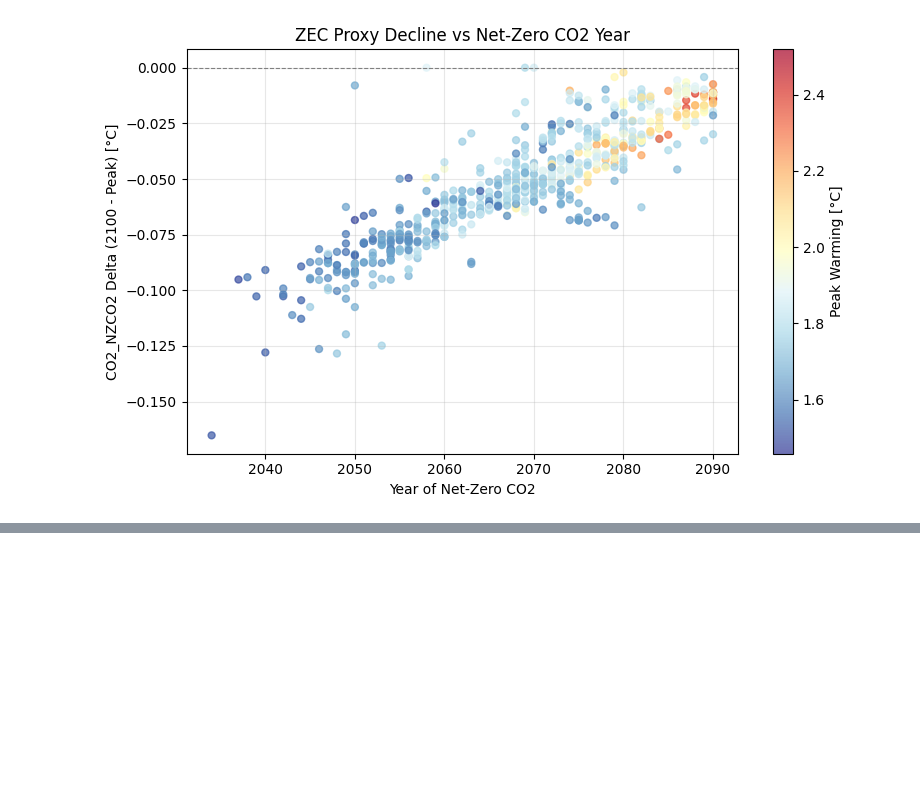
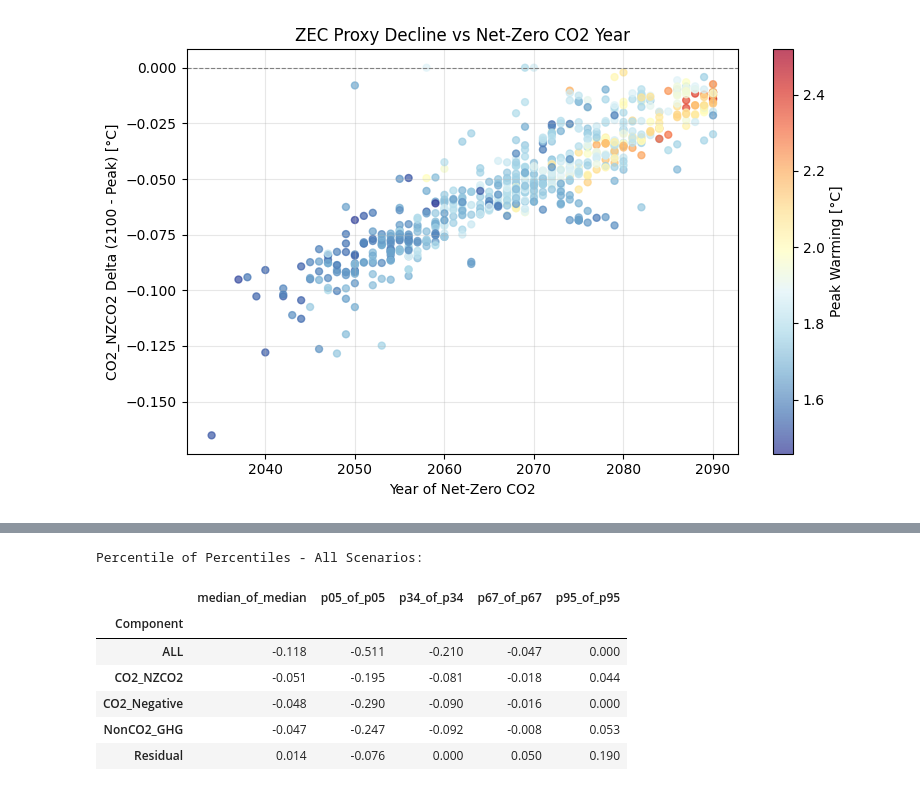
Before and after one commit to gaurav-ganti/netzero_assessment, a Jupyter notebook: analysis/503_contributions.ipynb, the cells around one changed output, grey strips where cells are left out. Cells and saved outputs as stored; diff of their text form; code cells hidden in the pictures; blank space fills up the shorter version.

```diff
--- a/analysis/503_contributions.ipynb
+++ b/analysis/503_contributions.ipynb
@@ -235,0 +263,32 @@ plt.tight_layout()
+# %%
+def calc_percentile_of_percentile(scenario_pctl_df, components):
+    """Calculate percentile-of-percentile statistics across scenarios."""
+    pop = {}
+    for comp in components:
+        col_base = f"GSAT|{comp}|delta"
+        if f"{col_base}|median" in scenario_pctl_df.columns:
+            pop[comp] = {
+                "median_of_median": scenario_pctl_df[f"{col_base}|median"].median(),
+                "p05_of_p05": scenario_pctl_df[f"{col_base}|p05"].quantile(0.05),
+                "p34_of_p34": scenario_pctl_df[f"{col_base}|p34"].quantile(0.34),
+                "p67_of_p67": scenario_pctl_df[f"{col_base}|p67"].quantile(0.67),
+                "p95_of_p95": scenario_pctl_df[f"{col_base}|p95"].quantile(0.95),
+            }
+    return pop
+
+# All scenarios
+pop_all = calc_percentile_of_percentile(scenario_percentiles, COMPONENTS)
+pop_all_df = pd.DataFrame(pop_all).T
+pop_all_df.index.name = "Component"
+
+print("Percentile of Percentiles - All Scenarios:")
+pop_all_df.round(3)
+# %% [output]
+Percentile of Percentiles - All Scenarios:
+|  | median_of_median | p05_of_p05 | p34_of_p34 | p67_of_p67 | p95_of_p95 |
+| Component |  |  |  |  |  |
+| ALL | -0.118 | -0.511 | -0.210 | -0.047 | 0.000 |
+| CO2_NZCO2 | -0.051 | -0.195 | -0.081 | -0.018 | 0.044 |
+| CO2_Negative | -0.048 | -0.290 | -0.090 | -0.016 | 0.000 |
+| NonCO2_GHG | -0.047 | -0.247 | -0.092 | -0.008 | 0.053 |
+| Residual | 0.014 | -0.076 | 0.000 | 0.050 | 0.190 |
```
Also changed, not shown: parts of 9 cells of this notebook.
